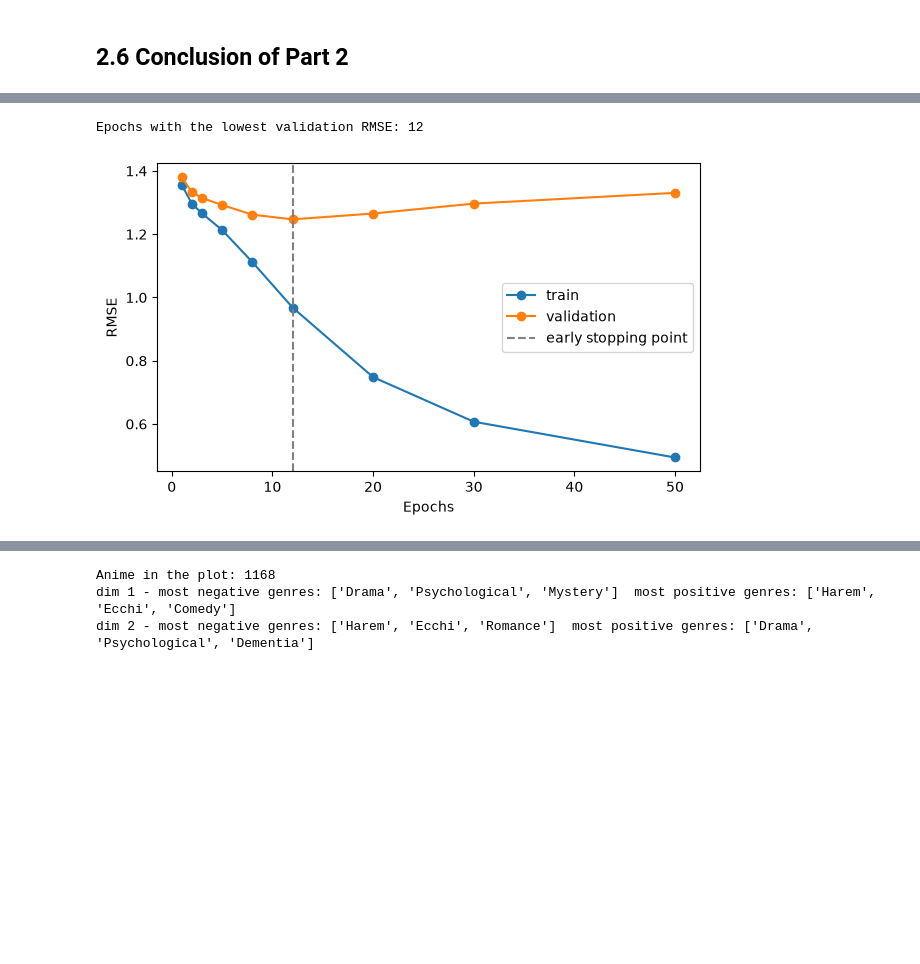
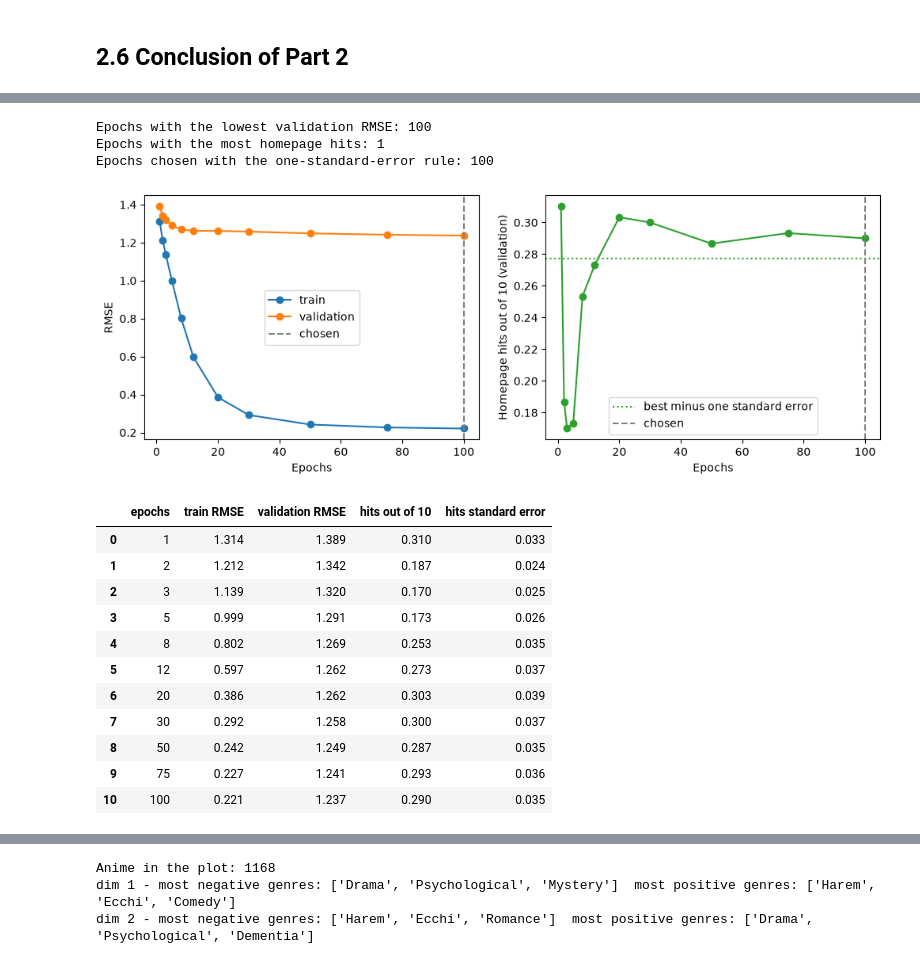
Before and after one commit to estellearnander/recsys_group_project, a Jupyter notebook: notebooks/03_recommenders.ipynb, the cells around one changed output, grey strips where cells are left out. Drawn from its saved outputs; the diff is of its cells as text; code cells hidden in the pictures; blank space fills up the shorter version.

```diff
--- a/notebooks/03_recommenders.ipynb
+++ b/notebooks/03_recommenders.ipynb
@@ -805,6 +848,19 @@ Validation function. The validation split itself is defined in 1.3.
 # %%
 def validate(algo):
+    # Scores on the validation split from 1.3. Every choice in this part uses the homepage hits,
+    # the metric the final models are compared on. RMSE, NDCG and MAP are shown for comparison.
     algo.fit(tune_trainset)
     predictions = algo.test(tune_valset)
     ranking = test_ranking_metrics(predictions)
-    return {"RMSE": accuracy_metrics(predictions)["RMSE"], "NDCG@10": ranking["NDCG@10"], "MAP@10": ranking["MAP@10"]}
+    row = {"RMSE": accuracy_metrics(predictions)["RMSE"], "NDCG@10": ranking["NDCG@10"], "MAP@10": ranking["MAP@10"]}
+    top_n = top_n_unseen(algo, tune_trainset, val_users, solve_ties=True)
+    row.update(homepage_hits(top_n, tune_valset))
+    return row
+
+
+def choose_setting(tuning_df, rmse_column="RMSE"):
+    # One-standard-error rule: a setting whose validation hits are within one standard error
+    # of the best cannot be told apart from the best. Among these, the lowest validation RMSE wins
+    best_row = tuning_df.loc[tuning_df["hits out of 10"].idxmax()]
+    close = tuning_df[tuning_df["hits out of 10"] >= best_row["hits out of 10"] - best_row["hits standard error"]]
+    return close.loc[close[rmse_column].idxmin()]
@@ -876,6 +944,6 @@ for n_factors in [1, 100, 500]:
 
 svd_tuning = pd.DataFrame(svd_rows)
 print(svd_tuning.round(3).to_string(index=False))
-best_n_factors = int(svd_tuning.sort_values("NDCG@10", ascending=False).iloc[0]["n_factors"])
+best_n_factors = int(choose_setting(svd_tuning)["n_factors"])
 print("Best n_factors:", best_n_factors)
 # %% [output]
@@ -892,27 +961,60 @@ Early Stopping
 # %%
-epochs_list = [1, 2, 3, 5, 8, 12, 20, 30, 50]
+# 75 and 100 epochs are included so the choice is not stuck at the edge of the grid
+epochs_list = [1, 2, 3, 5, 8, 12, 20, 30, 50, 75, 100]
 train_testset = tune_trainset.build_testset()
 
 rows = []
 for n_epochs in epochs_list:
     algo = SVD(n_factors=best_n_factors, n_epochs=n_epochs, random_state=my_seed)
     algo.fit(tune_trainset)
-    rows.append({"epochs": n_epochs,
-                 "train RMSE": accuracy.rmse(algo.test(train_testset), verbose=False),
-                 "validation RMSE": accuracy.rmse(algo.test(tune_valset), verbose=False)})
+    top_n = top_n_unseen(algo, tune_trainset, val_users, solve_ties=True)
+    row = {"epochs": n_epochs,
+           "train RMSE": accuracy.rmse(algo.test(train_testset), verbose=False),
+           "validation RMSE": accuracy.rmse(algo.test(tune_valset), verbose=False)}
+    row.update(homepage_hits(top_n, tune_valset))
+    rows.append(row)
 epochs_df = pd.DataFrame(rows)
 
-best_epochs = int(epochs_df.loc[epochs_df["validation RMSE"].idxmin(), "epochs"])
-print("Epochs with the lowest validation RMSE:", best_epochs)
+# Classic early stopping uses the lowest validation RMSE. The choice here uses the
+# one-standard-error rule on the homepage hits, like every other choice in this part
+rmse_epochs = int(epochs_df.loc[epochs_df["validation RMSE"].idxmin(), "epochs"])
+best_epochs = int(choose_setting(epochs_df, rmse_column="validation RMSE")["epochs"])
+best_hits_row = epochs_df.loc[epochs_df["hits out of 10"].idxmax()]
+print("Epochs with the lowest validation RMSE:", rmse_epochs)
+print("Epochs with the most homepage hits:", int(best_hits_row["epochs"]))
+print("Epochs chosen with the one-standard-error rule:", best_epochs)
 
-plt.figure(figsize=(7, 4))
-plt.plot(epochs_df["epochs"], epochs_df["train RMSE"], marker="o", label="train")
-plt.plot(epochs_df["epochs"], epochs_df["validation RMSE"], marker="o", label="validation")
-plt.axvline(best_epochs, color="grey", linestyle="--", label="early stopping point")
-plt.xlabel("Epochs")
-plt.ylabel("RMSE")
-plt.legend()
+fig, axes = plt.subplots(1, 2, figsize=(12, 4))
+axes[0].plot(epochs_df["epochs"], epochs_df["train RMSE"], marker="o", label="train")
+axes[0].plot(epochs_df["epochs"], epochs_df["validation RMSE"], marker="o", label="validation")
+axes[0].axvline(best_epochs, color="grey", linestyle="--", label="chosen")
+axes[0].set_xlabel("Epochs")
+axes[0].set_ylabel("RMSE")
+axes[0].legend()
+axes[1].plot(epochs_df["epochs"], epochs_df["hits out of 10"], marker="o", color="tab:green")
+axes[1].axhline(best_hits_row["hits out of 10"] - best_hits_row["hits standard error"], color="tab:green",
+                linestyle=":", label="best minus one standard error")
+axes[1].axvline(best_epochs, color="grey", linestyle="--", label="chosen")
+axes[1].set_xlabel("Epochs")
+axes[1].set_ylabel("Homepage hits out of 10 (validation)")
+axes[1].legend()
 plt.show()
+
+epochs_df[["epochs", "train RMSE", "validation RMSE", "hits out of 10", "hits standard error"]].round(3)
 # %% [output]
-Epochs with the lowest validation RMSE: 12
+Epochs with the lowest validation RMSE: 100
+Epochs with the most homepage hits: 1
+Epochs chosen with the one-standard-error rule: 100
-[figure, old version]
+[figure, new version]
+|  | epochs | train RMSE | validation RMSE | hits out of 10 | hits standard error |
+| 0 | 1 | 1.314 | 1.389 | 0.310 | 0.033 |
+| 1 | 2 | 1.212 | 1.342 | 0.187 | 0.024 |
+| 2 | 3 | 1.139 | 1.320 | 0.170 | 0.025 |
+| 3 | 5 | 0.999 | 1.291 | 0.173 | 0.026 |
+| 4 | 8 | 0.802 | 1.269 | 0.253 | 0.035 |
+| 5 | 12 | 0.597 | 1.262 | 0.273 | 0.037 |
+| 6 | 20 | 0.386 | 1.262 | 0.303 | 0.039 |
+| 7 | 30 | 0.292 | 1.258 | 0.300 | 0.037 |
+| 8 | 50 | 0.242 | 1.249 | 0.287 | 0.035 |
+| 9 | 75 | 0.227 | 1.241 | 0.293 | 0.036 |
+| 10 | 100 | 0.221 | 1.237 | 0.290 | 0.035 |
```
Also changed, not shown: parts of 228 cells of this notebook.
